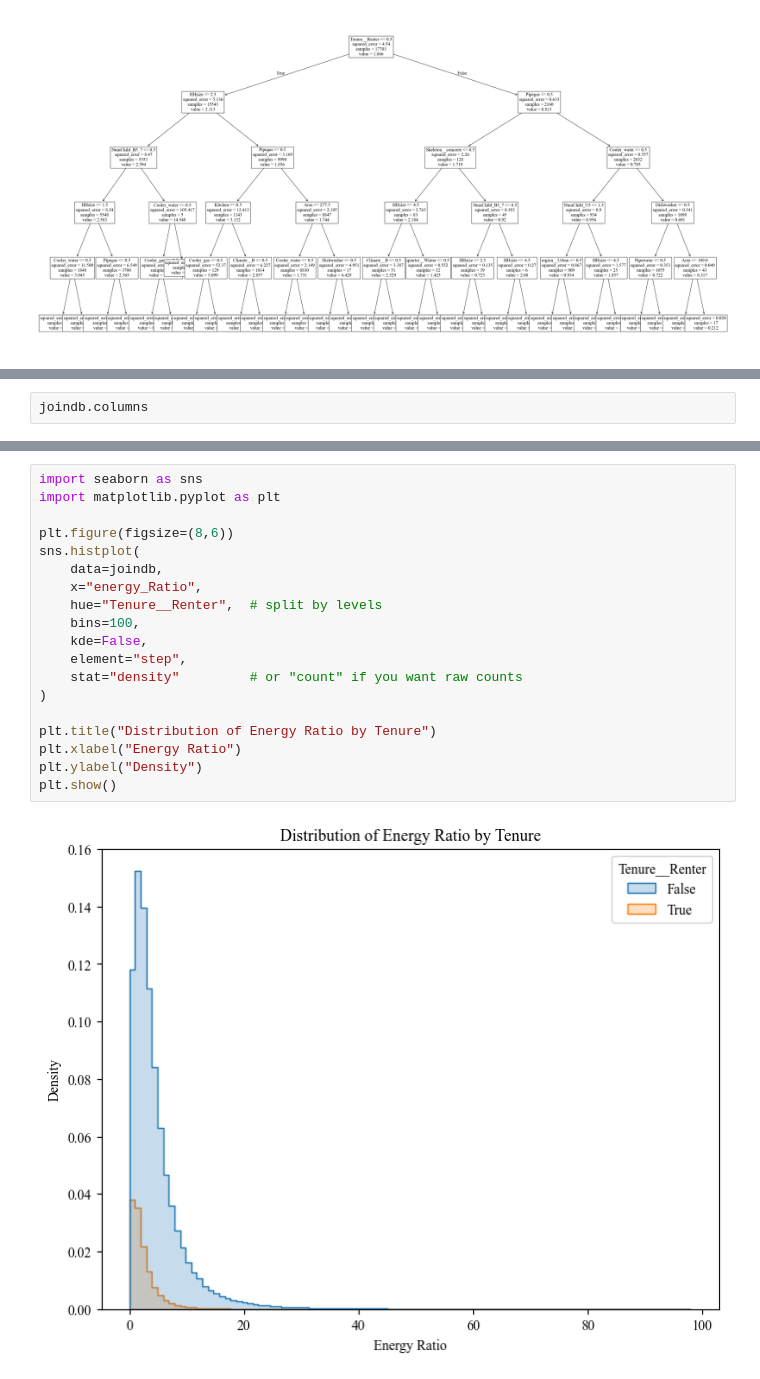
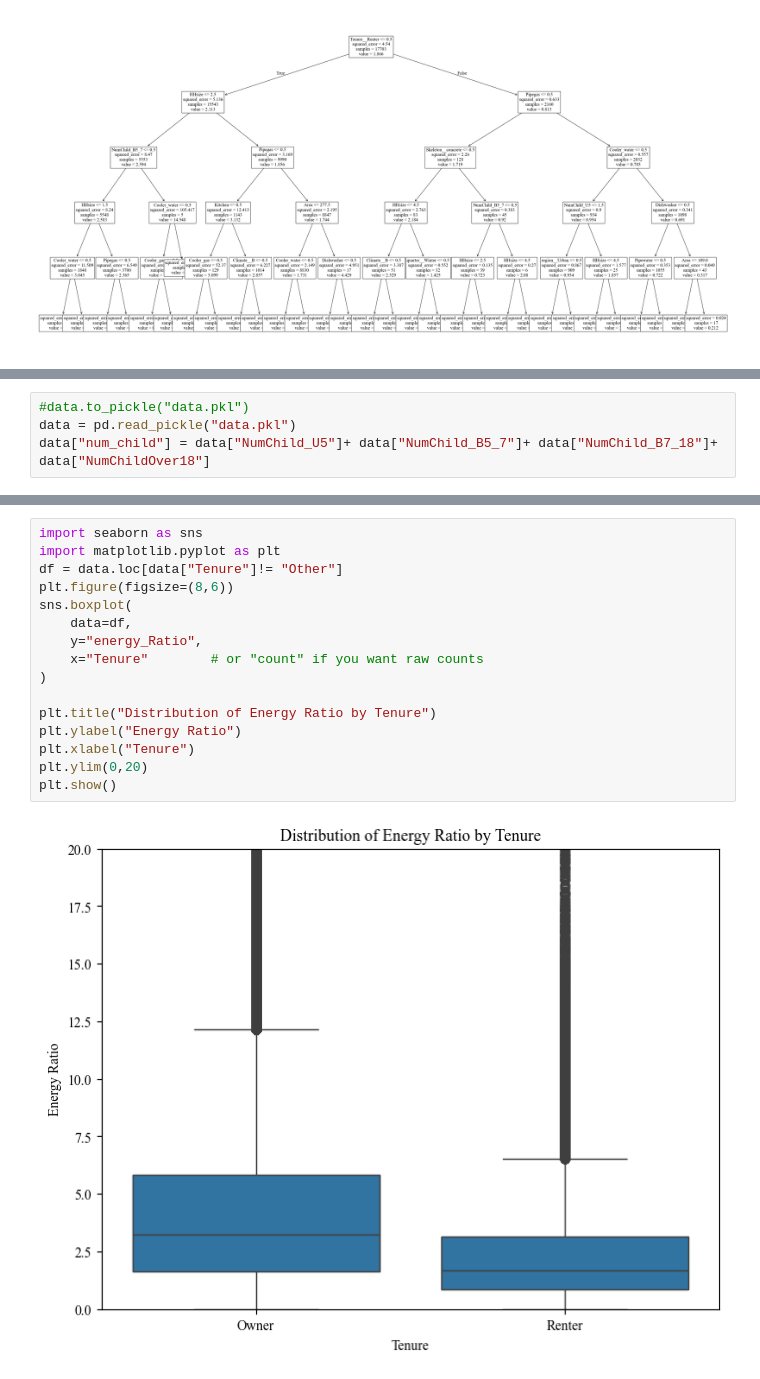
Before and after one commit to sinanarimani/energy-poverty, a Jupyter notebook: evaluation.ipynb, the cells around one changed output, grey strips where cells are left out. Saved outputs shown, nothing was run; the diff lists cells and outputs as text.

Commit message:
new graphs and hhsize edition

```diff
--- a/evaluation.ipynb
+++ b/evaluation.ipynb
@@ -1013,2 +1013,4 @@ _ = tree.plot_tree(e, feature_names = X_train.columns, fontsize=15, ax = ax)
 # %%
-joindb.columns
+#data.to_pickle("data.pkl")
+data = pd.read_pickle("data.pkl")
+data["num_child"] = data["NumChild_U5"]+ data["NumChild_B5_7"]+ data["NumChild_B7_18"]+ data["NumChildOver18"]
@@ -1027,21 +1037,18 @@ Index(['HHID', 'weight', 'county_code', 'province_code', 'HHsize', 'AveAge',
 # %%
 import seaborn as sns
 import matplotlib.pyplot as plt
-
+df = data.loc[data["Tenure"]!= "Other"]
 plt.figure(figsize=(8,6))
-sns.histplot(
-    data=joindb,
-    x="energy_Ratio",
-    hue="Tenure__Renter",  # split by levels
-    bins=100,
-    kde=False,
-    element="step",
-    stat="density"         # or "count" if you want raw counts
+sns.boxplot(
+    data=df,
+    y="energy_Ratio",
+    x="Tenure"        # or "count" if you want raw counts
 )
 
 plt.title("Distribution of Energy Ratio by Tenure")
-plt.xlabel("Energy Ratio")
-plt.ylabel("Density")
+plt.ylabel("Energy Ratio")
+plt.xlabel("Tenure")
+plt.ylim(0,20)
 plt.show()
 # %% [output]
-[figure, old version]
+[figure, new version]
```
Also changed, not shown: parts of 14 cells of this notebook.
